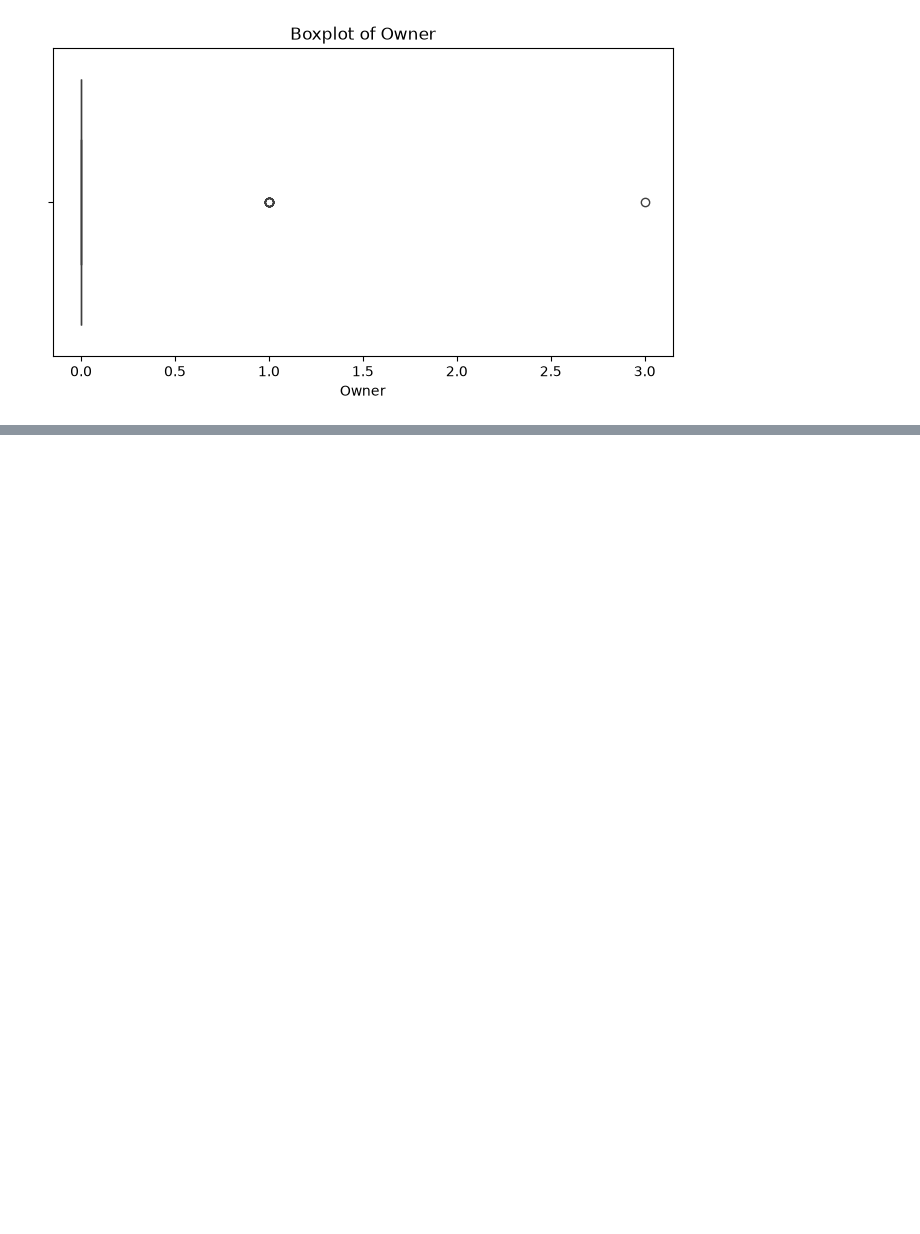
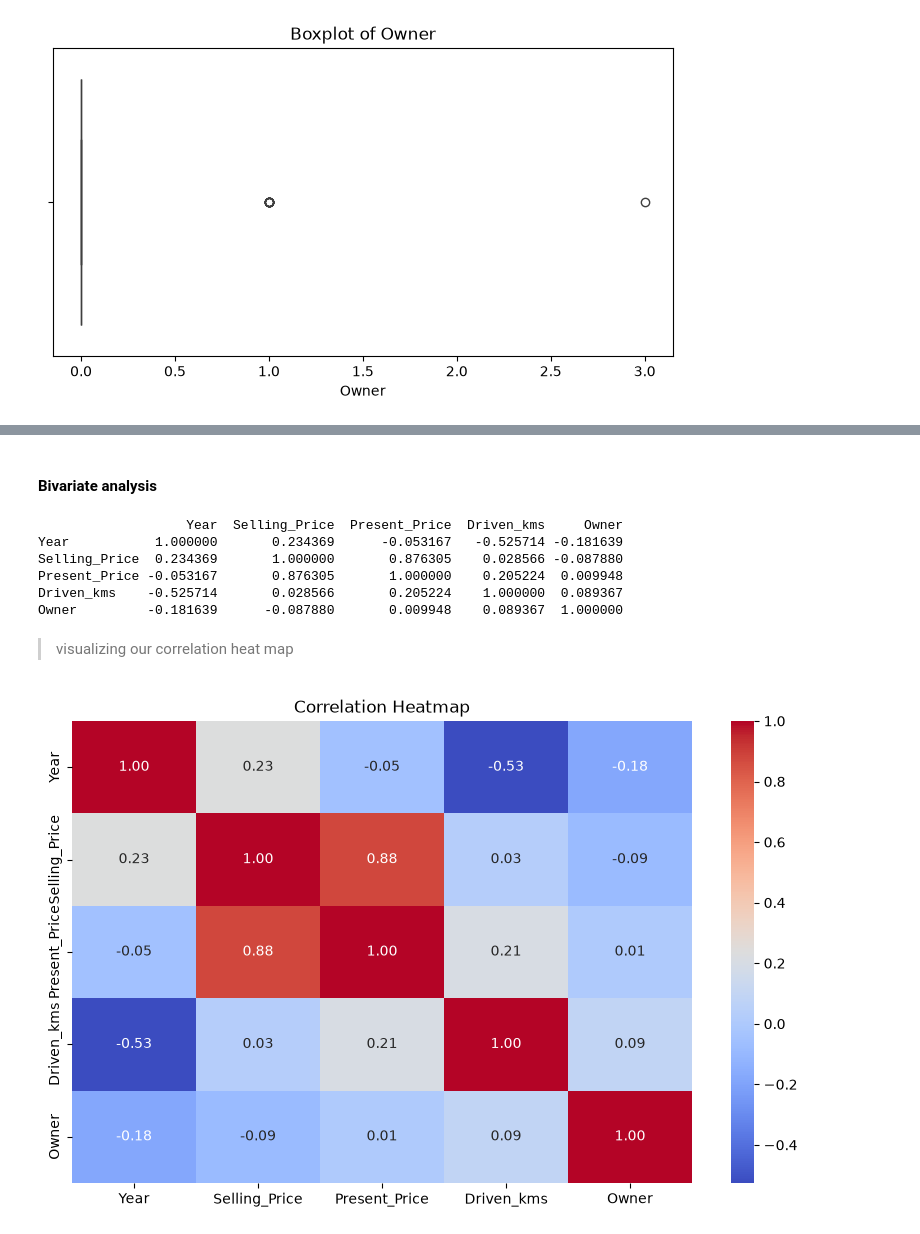
Before and after one commit to A-kinyua/Car_price_prediction_CodeAlpha, a Jupyter notebook: car_price_prediction.ipynb, the cells around one changed output, grey strips where cells are left out. Saved outputs shown, nothing was run; the diff lists cells and outputs as text; code cells hidden in the pictures; blank space fills up the shorter version.

```diff
--- a/car_price_prediction.ipynb
+++ b/car_price_prediction.ipynb
@@ -169,0 +273,22 @@ for col in numerical_cols:
+# %% [markdown]
+#### **Bivariate analysis**
+# %%
+# find the correlation between all numerical values
+corr = df[numerical_cols].corr()
+print(corr)
+# %% [output]
+                   Year  Selling_Price  Present_Price  Driven_kms     Owner
+Year           1.000000       0.234369      -0.053167   -0.525714 -0.181639
+Selling_Price  0.234369       1.000000       0.876305    0.028566 -0.087880
+Present_Price -0.053167       0.876305       1.000000    0.205224  0.009948
+Driven_kms    -0.525714       0.028566       0.205224    1.000000  0.089367
+Owner         -0.181639      -0.087880       0.009948    0.089367  1.000000
+# %% [markdown]
+>visualizing our correlation heat map
+# %%
+plt.figure(figsize=(10,6))
+sns.heatmap(corr, annot=True, cmap='coolwarm', fmt='.2f')
+plt.title("Correlation Heatmap")
+plt.show()
+# %% [output]
+[figure, added]
```
Also changed, not shown: parts of 11 cells of this notebook.
